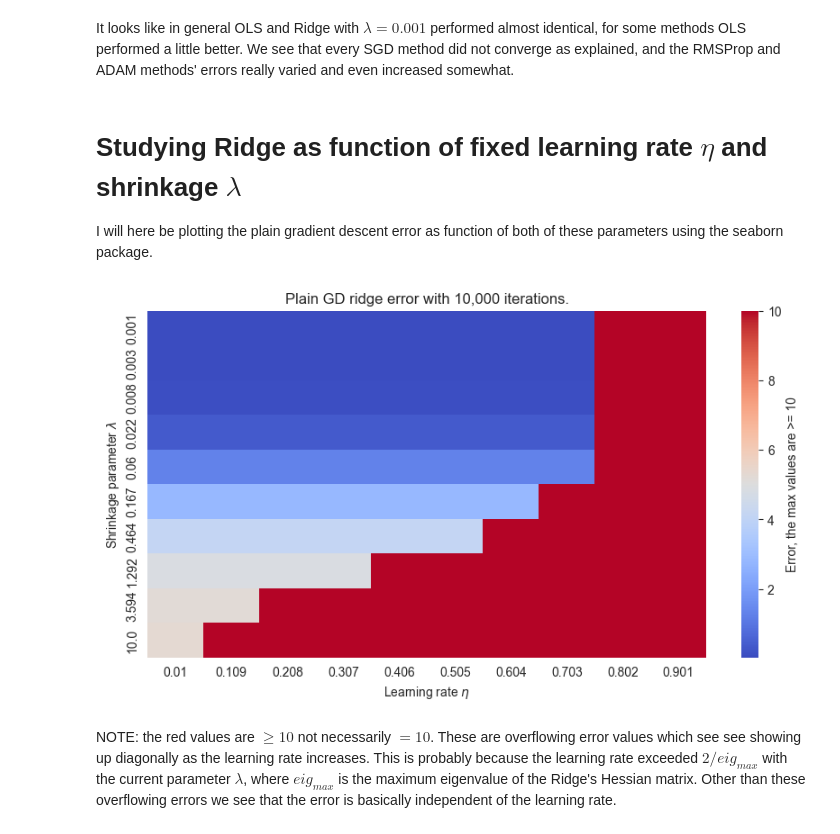
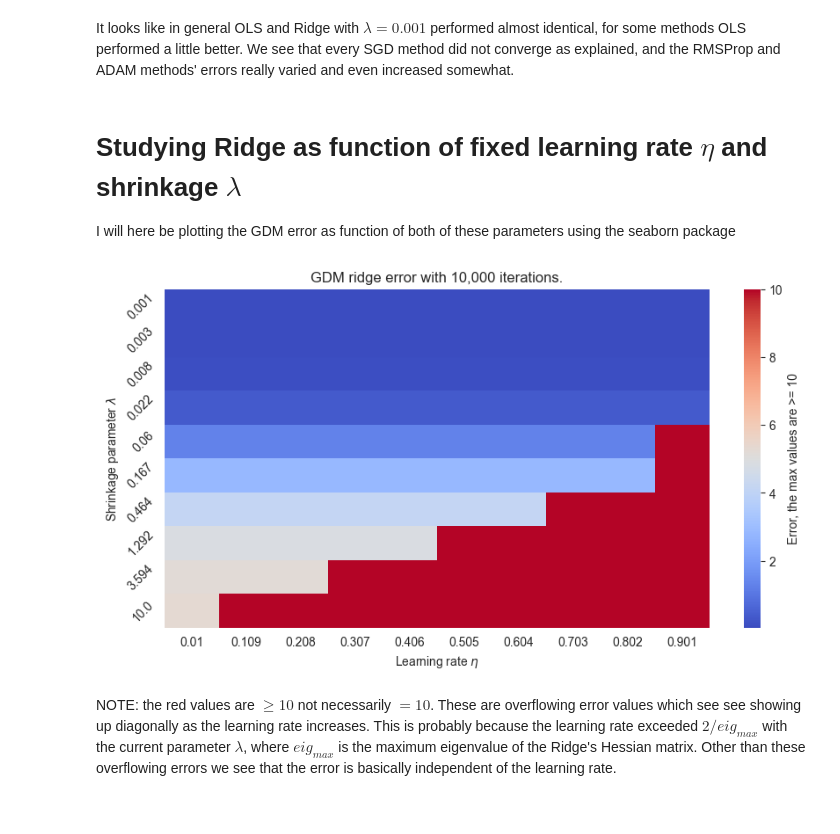
Before and after one commit to LassePladsen/FYS-STK3155-4155, a Jupyter notebook: Weekly exercises/41 & 42/Week 41&42 Lasse Pladsen.ipynb, the cells around one changed output. Saved outputs shown, nothing was run; the diff lists cells and outputs as text; code cells hidden in the pictures.

Commit message:
added ridge plot

```diff
--- a/Weekly exercises/41 & 42/Week 41&42 Lasse Pladsen.ipynb
+++ b/Weekly exercises/41 & 42/Week 41&42 Lasse Pladsen.ipynb
@@ -1093,10 +1093,11 @@ plt.tight_layout();
 It looks like in general OLS and Ridge with $\lambda=0.001$ performed almost identical, for some methods OLS performed a little better. We see that every SGD method did not converge as explained, and the RMSProp and ADAM methods' errors really varied and even increased somewhat.
 # %% [markdown]
 # Studying Ridge as function of fixed learning rate $\eta$ and shrinkage $\lambda$
-I will here be plotting the plain gradient descent error as function of both of these parameters using the seaborn package.
+I will here be plotting the GDM error as function of both of these parameters using the seaborn package
 # %%
 # Parameters
 n_iters = 10000  # max no. iterations
+momentum_rate = 0.2
 ridge_lambdas = np.logspace(-3, 1, 10)  # lambda vals to plot
 learn_rates = np.linspace(0.01, 1, 10, endpoint=False)
 heatmap_cmap = "coolwarm"  # colormap for seaborn heatmap plots
@@ -1111,43 +1112,49 @@ for j, lmbda_j in enumerate(ridge_lambdas):
     for i, learn_rate_i in enumerate(learn_rates):
         # Iterate through and improve beta
         theta = theta_guess.copy()  # create 2 random beta parameters [b_0, b_1] to test convergence with
+        change = 0
 
         for iter in range(n_iters):
             theta_prev = theta.copy()
 
-            # Update ridge theta using GD
+            # Update ridge theta using GDM
             grad = grad_ridge(X, y, lmbda_j, theta)
-            theta -= learn_rate_i * grad
+            new_change = learn_rate_i * grad + momentum_rate * change
+            theta -= new_change
+
+            change = new_change.copy()
 
             # Overflow test: stop if theta is blowing up -> will overflow
             if any(theta >= 1e8):
                 break
 
             # Convergence test
             if all(abs(theta - theta_prev) <= theta_tol):
                 break
 
         # For each learning rate and each lambda store the error
         errors[i, j] = ols_cost(X, y, theta)
 
 # Heatmap plotting
 plt.figure(figsize=(10, 5))
 round = 3
 xticks = np.round(learn_rates, round)
 ax = sb.heatmap(
         errors.T,
         annot=False,
         cmap=heatmap_cmap,
         xticklabels=xticks,
         yticklabels=np.round(ridge_lambdas, round),
         vmax=zmax,  # max cbar value
         cbar_kws={"label": f"Error, the max values are >= {zmax}"}  # colorbar label
 )
 
-plt.title(f"Plain GD ridge error with {n_iters:,} iterations.")
+plt.yticks(rotation=45)
+plt.title(f"GDM ridge error with {n_iters:,} iterations.")
 plt.xlabel("Learning rate $\eta$")
-plt.ylabel("Shrinkage parameter $\lambda$");
+plt.ylabel("Shrinkage parameter $\lambda$")
+plt.savefig("ridge_grid_plot.png");
 # %% [output]
-[figure, old version]
+[figure, new version]
 # %% [markdown]
 NOTE: the red values are $\ge 10$ not necessarily $=10$. These are overflowing error values which see see showing up diagonally as the learning rate increases. This is probably because the learning rate exceeded $2/eig_{max}$ with the current parameter $\lambda$, where $eig_{max}$ is the maximum eigenvalue of the Ridge's Hessian matrix. Other than these overflowing errors we see that the error is basically independent of the learning rate.
```
